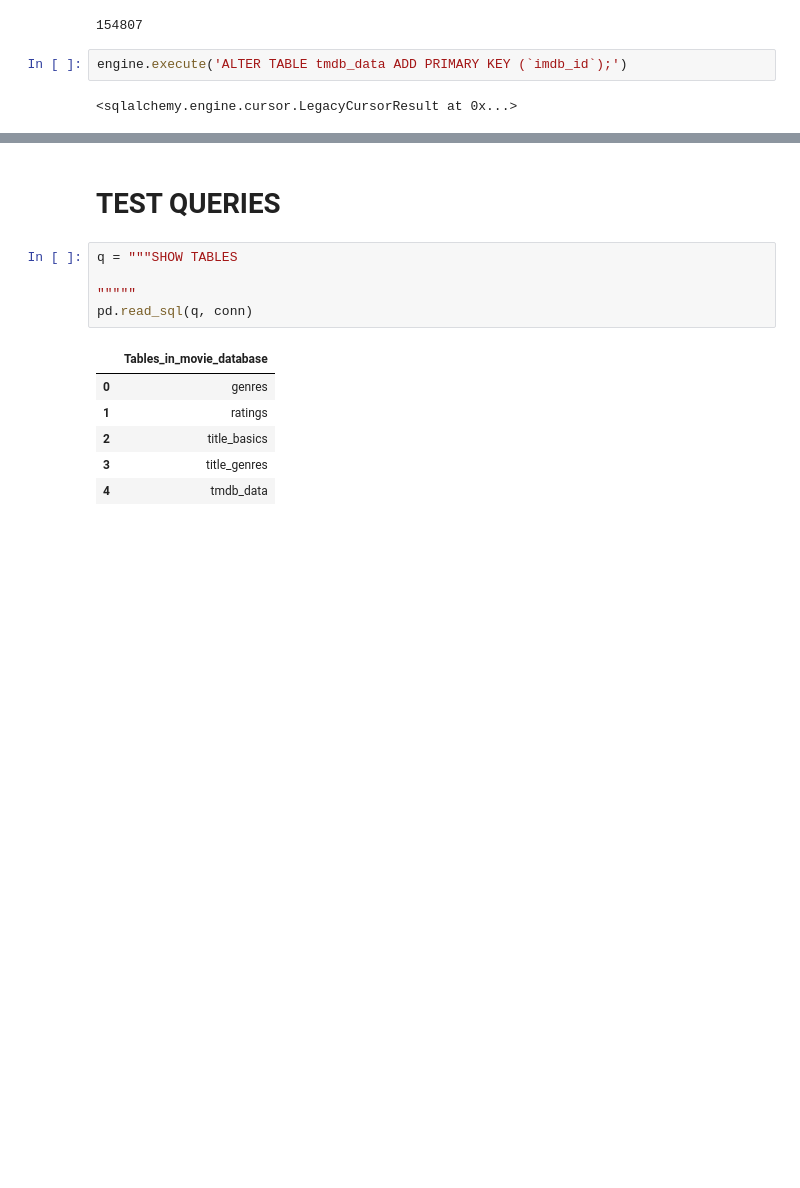
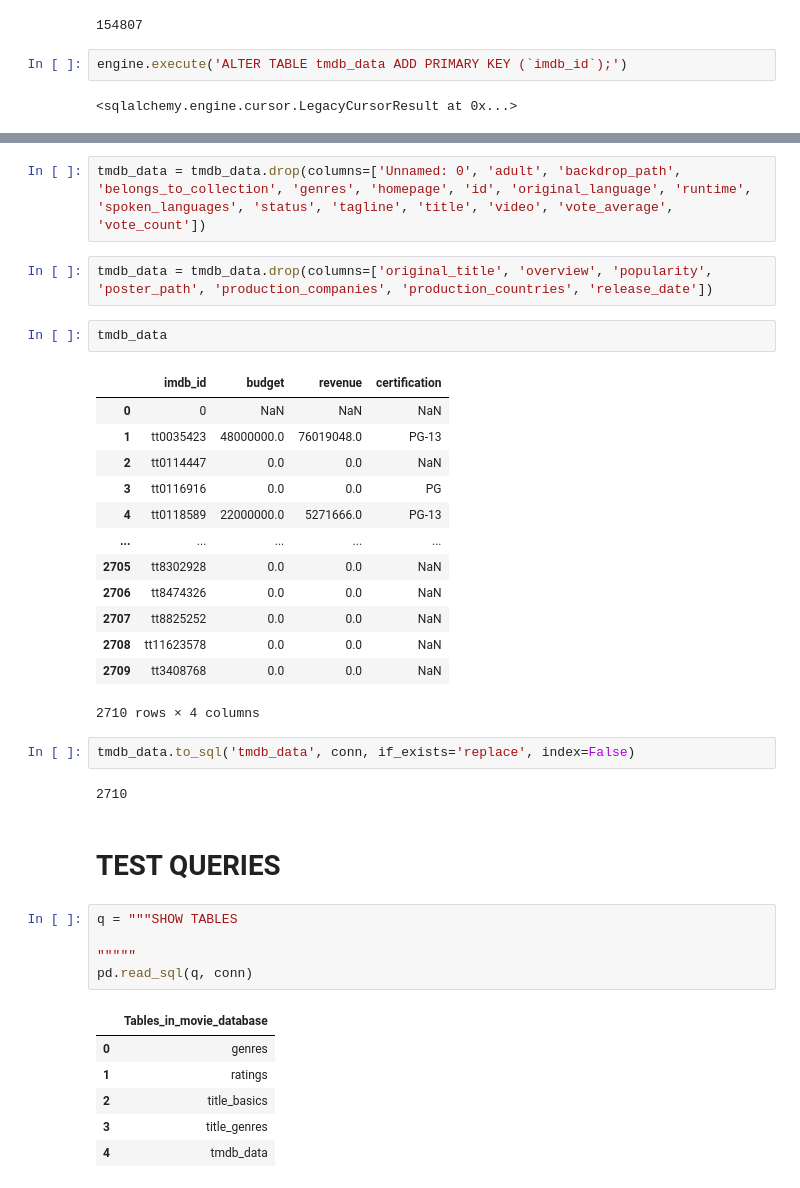
Before and after one commit to donmarcolaureano/Movie-Database, a Jupyter notebook: Transform_and_load.ipynb, the cells around one changed output, grey strips where cells are left out. Drawn from its saved outputs; the diff is of its cells as text; blank space fills up the shorter version.

```diff
--- a/Transform_and_load.ipynb
+++ b/Transform_and_load.ipynb
@@ -280,3 +289,27 @@ engine.execute('ALTER TABLE tmdb_data ADD PRIMARY KEY (`imdb_id`);')
+# %%
+tmdb_data = tmdb_data.drop(columns=['Unnamed: 0', 'adult', 'backdrop_path', 'belongs_to_collection', 'genres', 'homepage', 'id', 'original_language', 'runtime', 'spoken_languages', 'status', 'tagline', 'title', 'video', 'vote_average', 'vote_count'])
+# %%
+tmdb_data = tmdb_data.drop(columns=['original_title', 'overview', 'popularity', 'poster_path', 'production_companies', 'production_countries', 'release_date'])
+# %%
+tmdb_data
+# %% [output]
+|  | imdb_id | budget | revenue | certification |
+| 0 | 0 | NaN | NaN | NaN |
+| 1 | tt0035423 | 48000000.0 | 76019048.0 | PG-13 |
+| 2 | tt0114447 | 0.0 | 0.0 | NaN |
+| 3 | tt0116916 | 0.0 | 0.0 | PG |
+| 4 | tt0118589 | 22000000.0 | 5271666.0 | PG-13 |
+| ... | ... | ... | ... | ... |
+| 2705 | tt8302928 | 0.0 | 0.0 | NaN |
+| 2706 | tt8474326 | 0.0 | 0.0 | NaN |
+| 2707 | tt8825252 | 0.0 | 0.0 | NaN |
+| 2708 | tt11623578 | 0.0 | 0.0 | NaN |
+| 2709 | tt3408768 | 0.0 | 0.0 | NaN |
+2710 rows × 4 columns
+# %%
+tmdb_data.to_sql('tmdb_data', conn, if_exists='replace', index=False)
+# %% [output]
+2710
 # %% [markdown]
 # TEST QUERIES
 # %%
```
Also changed, not shown: parts of 3 cells of this notebook, 11 other files.
